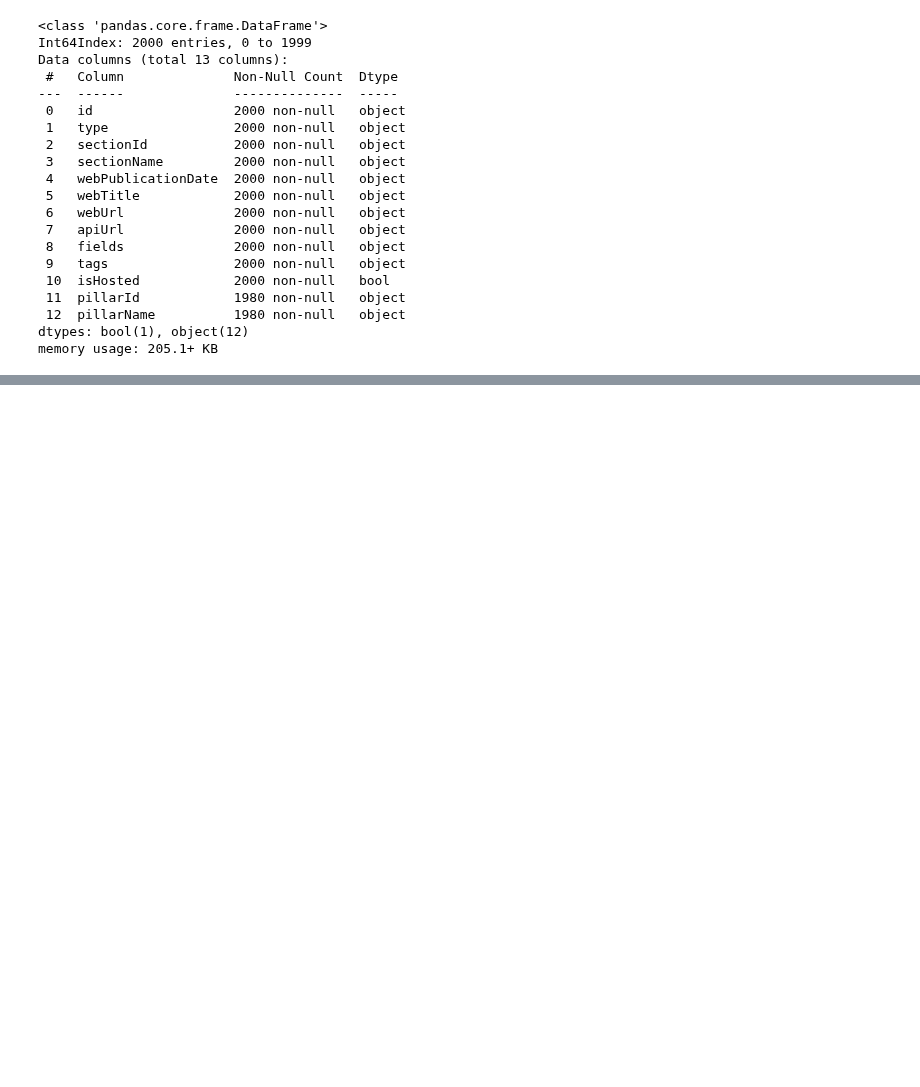
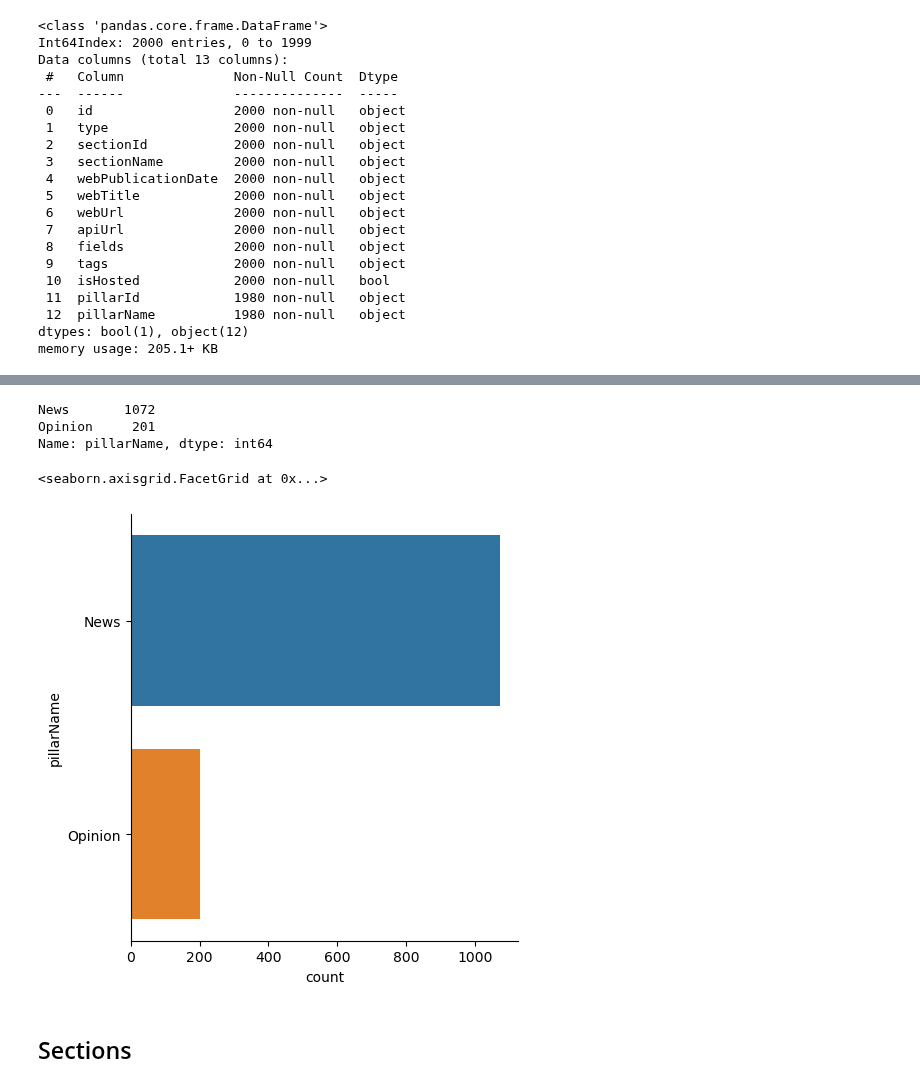
Before and after one commit to Minyall/sc207_2023-24, a Jupyter notebook: 8_9_APIs/9_api_data.ipynb, the cells around one changed output, grey strips where cells are left out. Cells and saved outputs as stored; diff of their text form; code cells hidden in the pictures; blank space fills up the shorter version.

```diff
--- a/8_9_APIs/9_api_data.ipynb
+++ b/8_9_APIs/9_api_data.ipynb
@@ -82,0 +121,4 @@ articles
+# %%
+chosen_pillars = ['News', 'Opinion']
+pillar_filter = articles['pillarName'].isin(chosen_pillars)
+articles = articles[pillar_filter]
@@ -82,0 +143,14 @@ articles
+# %%
+new_pillar_counts = articles['pillarName'].value_counts()
+new_pillar_counts
+# %% [output]
+News       1072
+Opinion     201
+Name: pillarName, dtype: int64
+# %%
+sns.catplot(data=articles, y='pillarName', kind='count', order=new_pillar_counts.index)
+# %% [output]
+<seaborn.axisgrid.FacetGrid at 0x...>
+[figure, added]
+# %% [markdown]
+## Sections
```
Also changed, not shown: parts of 34 cells of this notebook.
